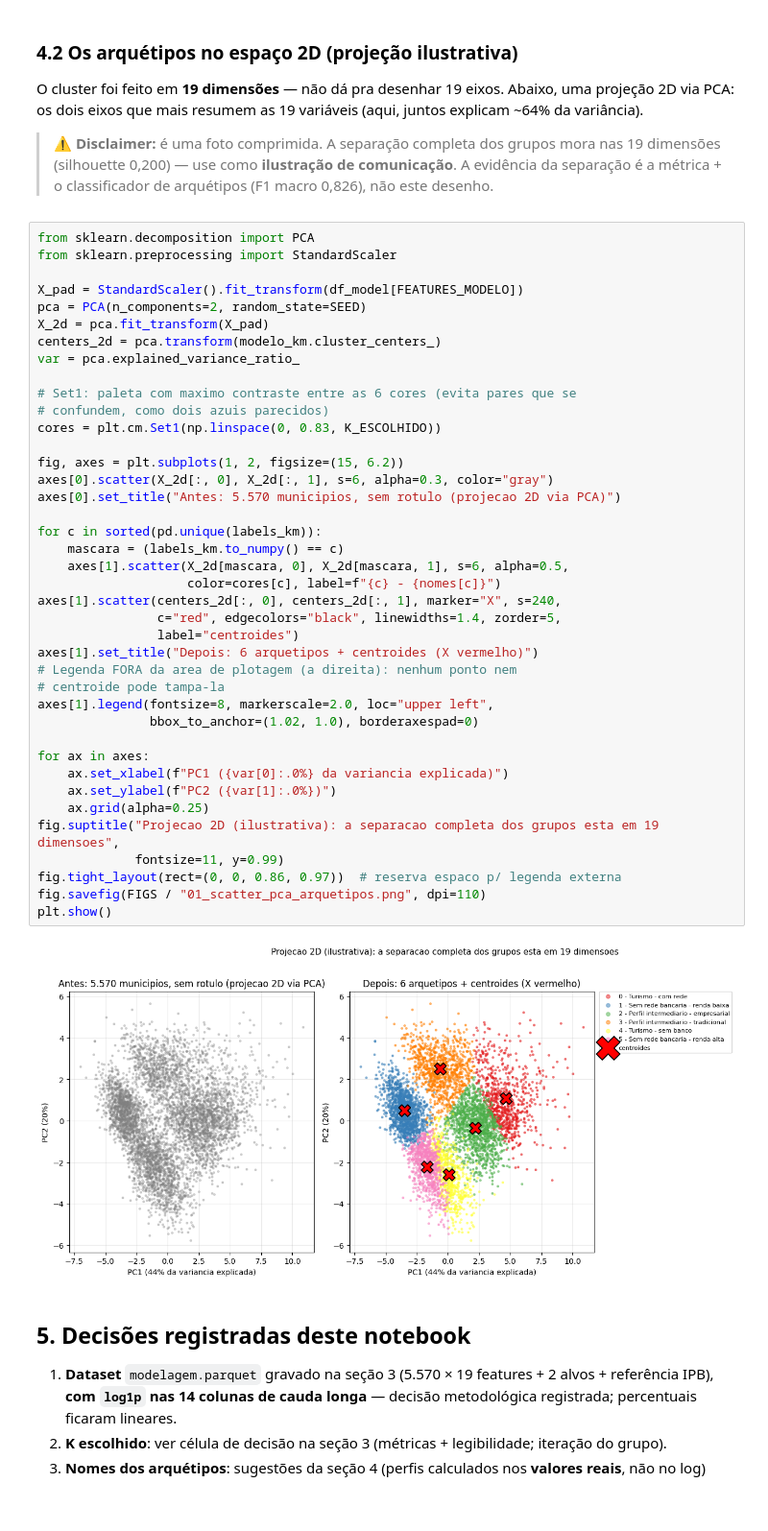
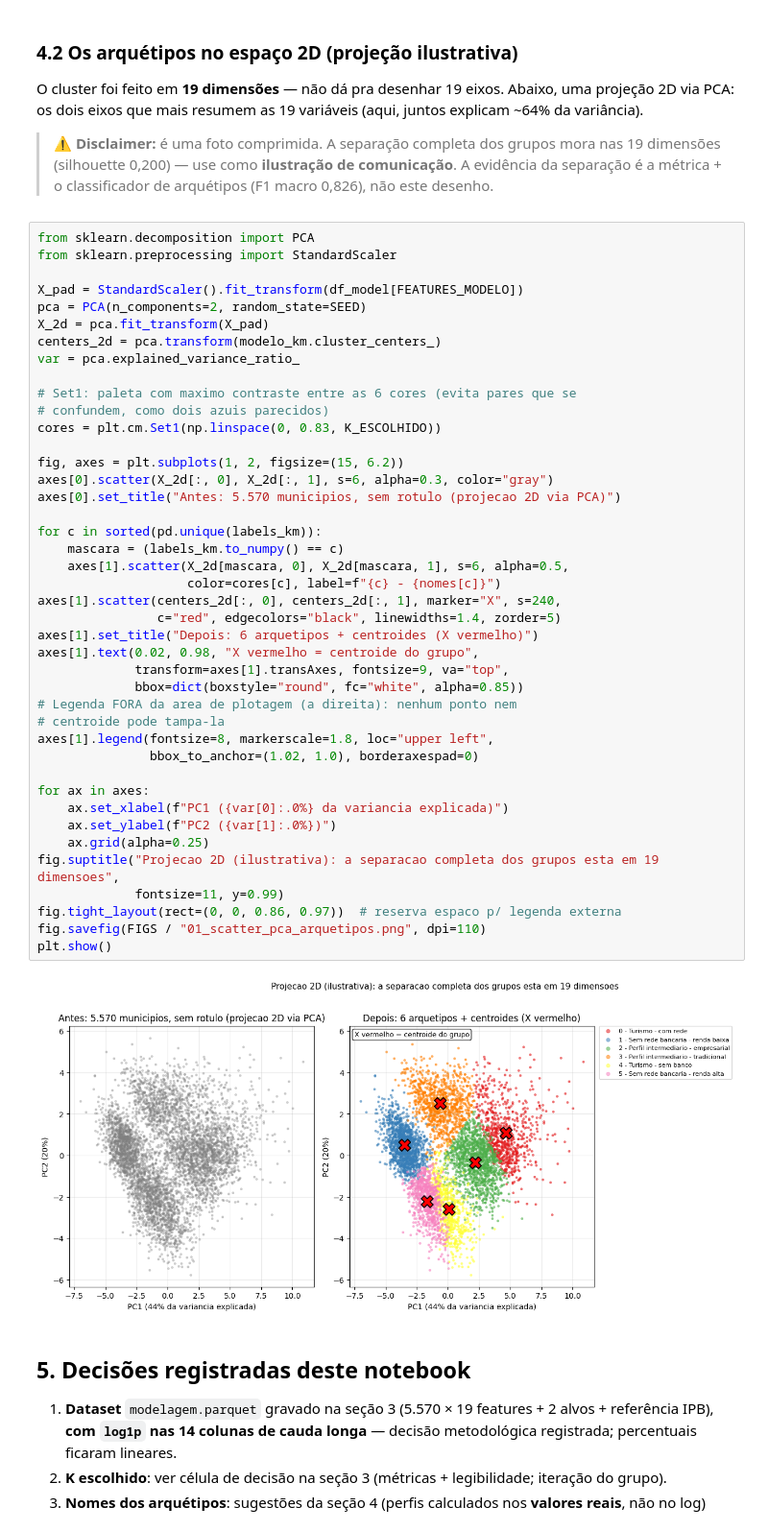
Before and after one commit to LucioFrCruz/heluvina_projeto_final_202602, a Jupyter notebook: notebooks/01_modelagem/01_dataset_e_arquetipos.ipynb, the cells around one changed output. Shown at 96% size. Saved outputs shown, nothing was run; the diff lists cells and outputs as text.

Commit message:
fix: remove icone gigante do centroide da legenda do scatter

```diff
--- a/notebooks/01_modelagem/01_dataset_e_arquetipos.ipynb
+++ b/notebooks/01_modelagem/01_dataset_e_arquetipos.ipynb
@@ -366,37 +366,39 @@ centers_2d = pca.transform(modelo_km.cluster_centers_)
 var = pca.explained_variance_ratio_
 
 # Set1: paleta com maximo contraste entre as 6 cores (evita pares que se
 # confundem, como dois azuis parecidos)
 cores = plt.cm.Set1(np.linspace(0, 0.83, K_ESCOLHIDO))
 
 fig, axes = plt.subplots(1, 2, figsize=(15, 6.2))
 axes[0].scatter(X_2d[:, 0], X_2d[:, 1], s=6, alpha=0.3, color="gray")
 axes[0].set_title("Antes: 5.570 municipios, sem rotulo (projecao 2D via PCA)")
 
 for c in sorted(pd.unique(labels_km)):
     mascara = (labels_km.to_numpy() == c)
     axes[1].scatter(X_2d[mascara, 0], X_2d[mascara, 1], s=6, alpha=0.5,
                     color=cores[c], label=f"{c} - {nomes[c]}")
 axes[1].scatter(centers_2d[:, 0], centers_2d[:, 1], marker="X", s=240,
-                c="red", edgecolors="black", linewidths=1.4, zorder=5,
-                label="centroides")
+                c="red", edgecolors="black", linewidths=1.4, zorder=5)
 axes[1].set_title("Depois: 6 arquetipos + centroides (X vermelho)")
+axes[1].text(0.02, 0.98, "X vermelho = centroide do grupo",
+             transform=axes[1].transAxes, fontsize=9, va="top",
+             bbox=dict(boxstyle="round", fc="white", alpha=0.85))
 # Legenda FORA da area de plotagem (a direita): nenhum ponto nem
 # centroide pode tampa-la
-axes[1].legend(fontsize=8, markerscale=2.0, loc="upper left",
+axes[1].legend(fontsize=8, markerscale=1.8, loc="upper left",
                bbox_to_anchor=(1.02, 1.0), borderaxespad=0)
 
 for ax in axes:
     ax.set_xlabel(f"PC1 ({var[0]:.0%} da variancia explicada)")
     ax.set_ylabel(f"PC2 ({var[1]:.0%})")
     ax.grid(alpha=0.25)
 fig.suptitle("Projecao 2D (ilustrativa): a separacao completa dos grupos esta em 19 dimensoes",
              fontsize=11, y=0.99)
 fig.tight_layout(rect=(0, 0, 0.86, 0.97))  # reserva espaco p/ legenda externa
 fig.savefig(FIGS / "01_scatter_pca_arquetipos.png", dpi=110)
 plt.show()
 # %% [output]
-[figure, old version]
+[figure, new version]
 # %% [markdown]
 ## 5. Decisões registradas deste notebook
 
```
Also changed, not shown: 1 other file.
